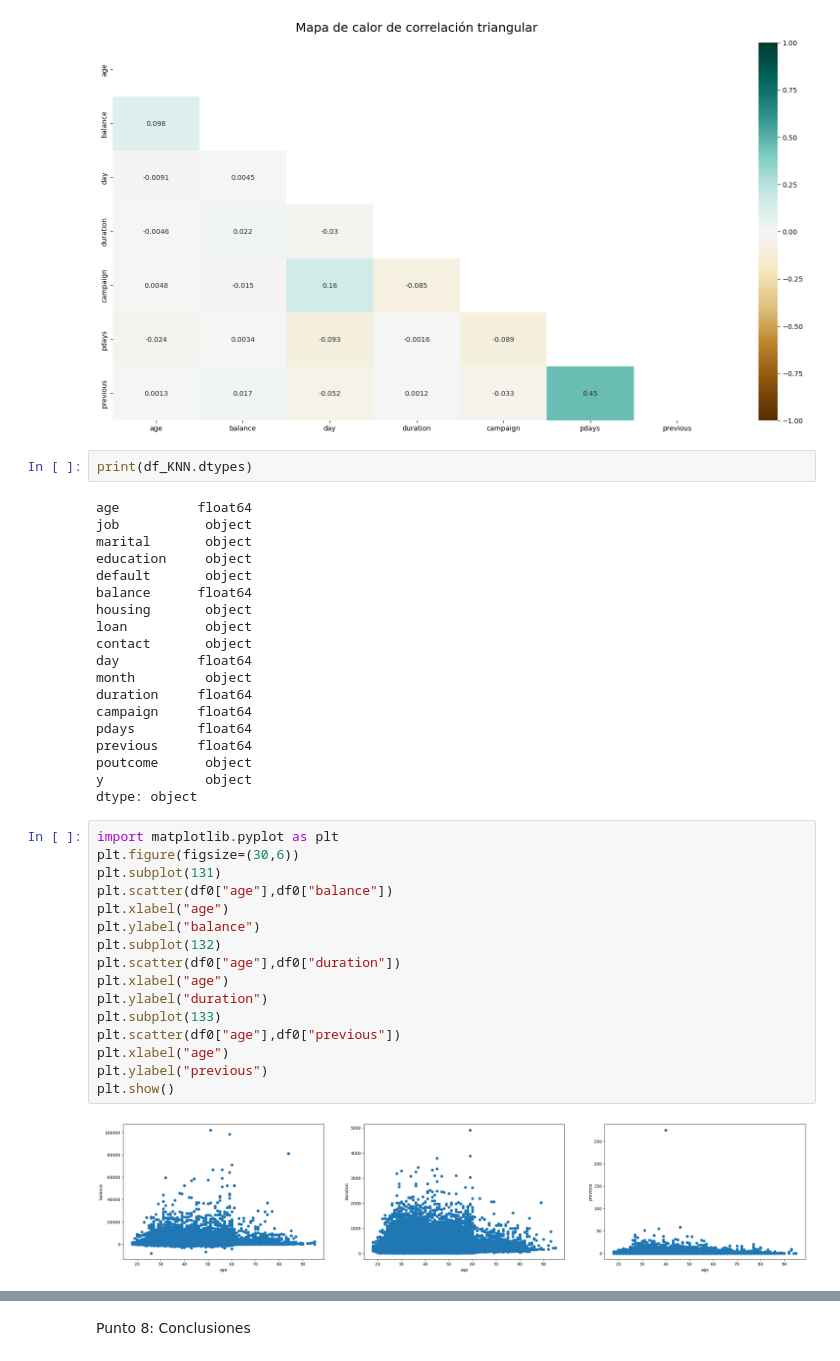
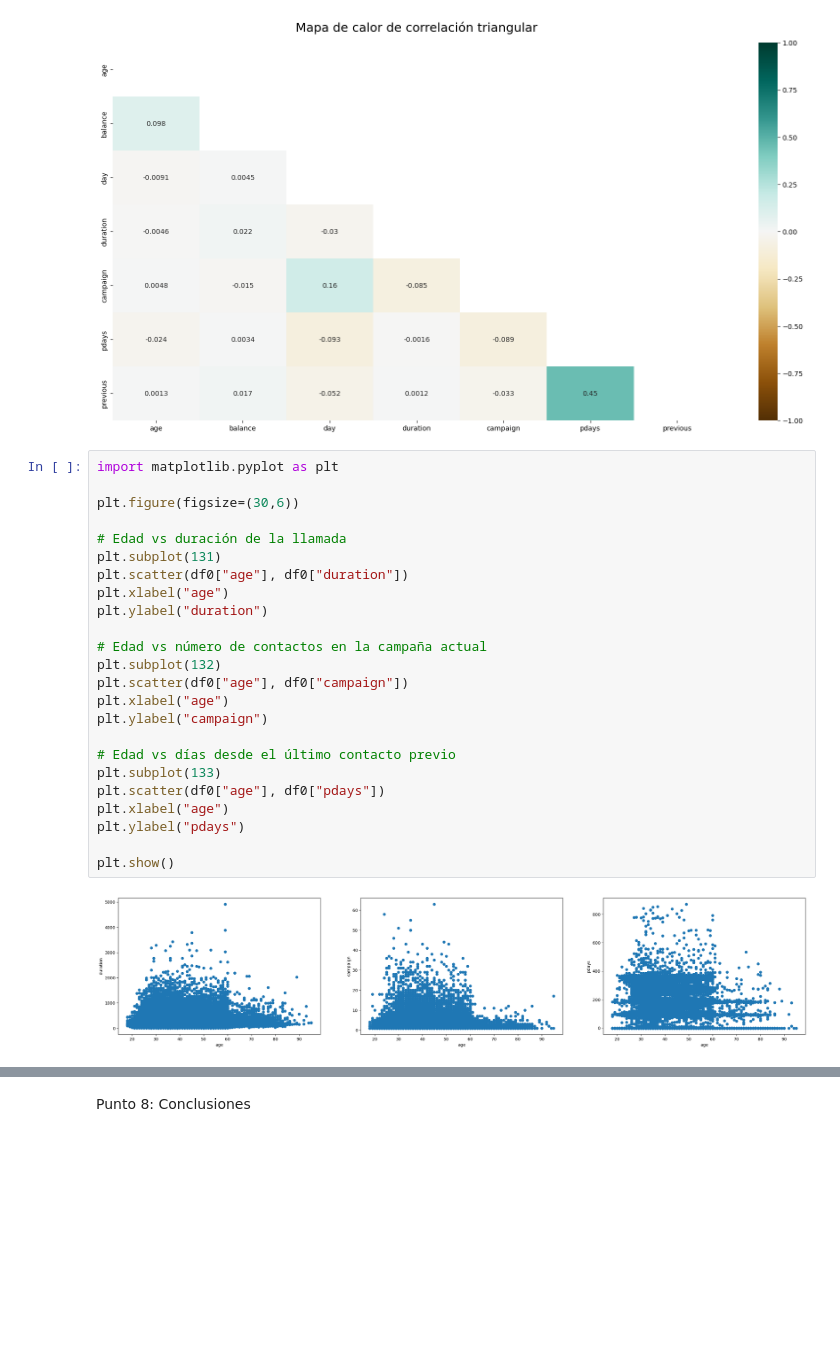
Before and after one commit to TheMaorba/DataMining, a Jupyter notebook: Tarea2/Tarea2.ipynb, the cells around one changed output, grey strips where cells are left out. Cells and saved outputs as stored; diff of their text form; blank space fills up the shorter version.

```diff
--- a/Tarea2/Tarea2.ipynb
+++ b/Tarea2/Tarea2.ipynb
@@ -252,42 +272,29 @@ from regresiones import Inferencia
 Inferencia.correlation_heatmap(df0)
 # %% [output]
 [figure]
-# %%
-print(df_KNN.dtypes)
-# %% [output]
-age          float64
-job           object
-marital       object
-education     object
-default       object
-balance      float64
-housing       object
-loan          object
-contact       object
-day          float64
-month         object
-duration     float64
-campaign     float64
-pdays        float64
-previous     float64
-poutcome      object
-y             object
-dtype: object
 # %%
 import matplotlib.pyplot as plt
+
 plt.figure(figsize=(30,6))
+
+# Edad vs duración de la llamada
 plt.subplot(131)
-plt.scatter(df0["age"],df0["balance"])
-plt.xlabel("age")
-plt.ylabel("balance")
-plt.subplot(132)
-plt.scatter(df0["age"],df0["duration"])
+plt.scatter(df0["age"], df0["duration"])
 plt.xlabel("age")
 plt.ylabel("duration")
+
+# Edad vs número de contactos en la campaña actual
+plt.subplot(132)
+plt.scatter(df0["age"], df0["campaign"])
+plt.xlabel("age")
+plt.ylabel("campaign")
+
+# Edad vs días desde el último contacto previo
 plt.subplot(133)
-plt.scatter(df0["age"],df0["previous"])
+plt.scatter(df0["age"], df0["pdays"])
 plt.xlabel("age")
-plt.ylabel("previous")
+plt.ylabel("pdays")
+
 plt.show()
 # %% [output]
-[figure, old version]
+[figure, new version]
```
Also changed, not shown: parts of 11 cells of this notebook.
